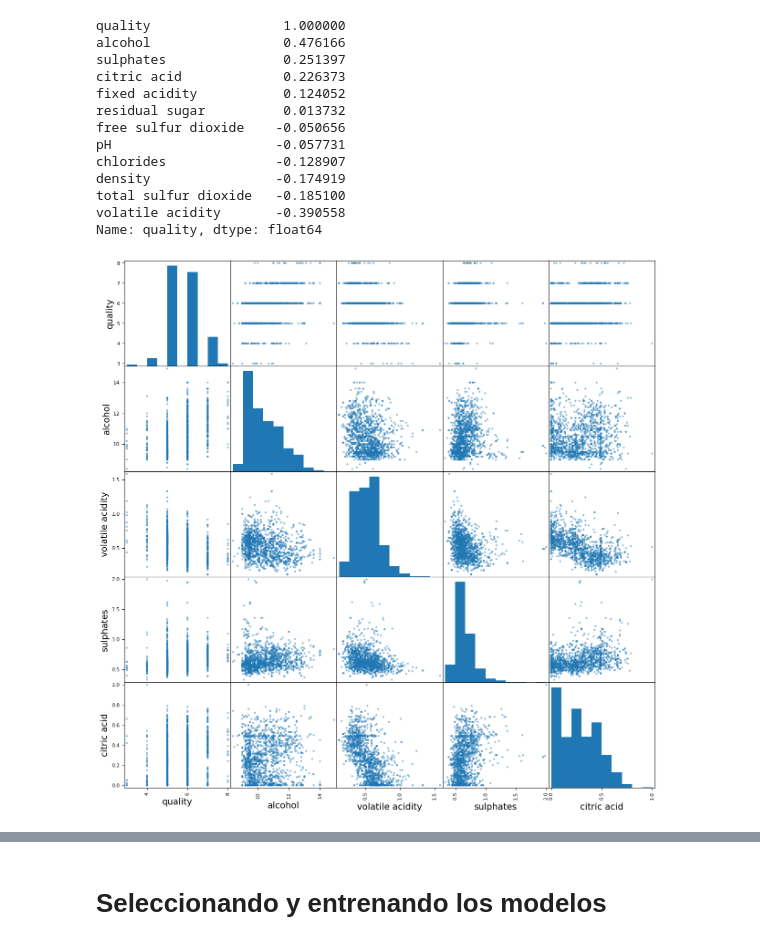
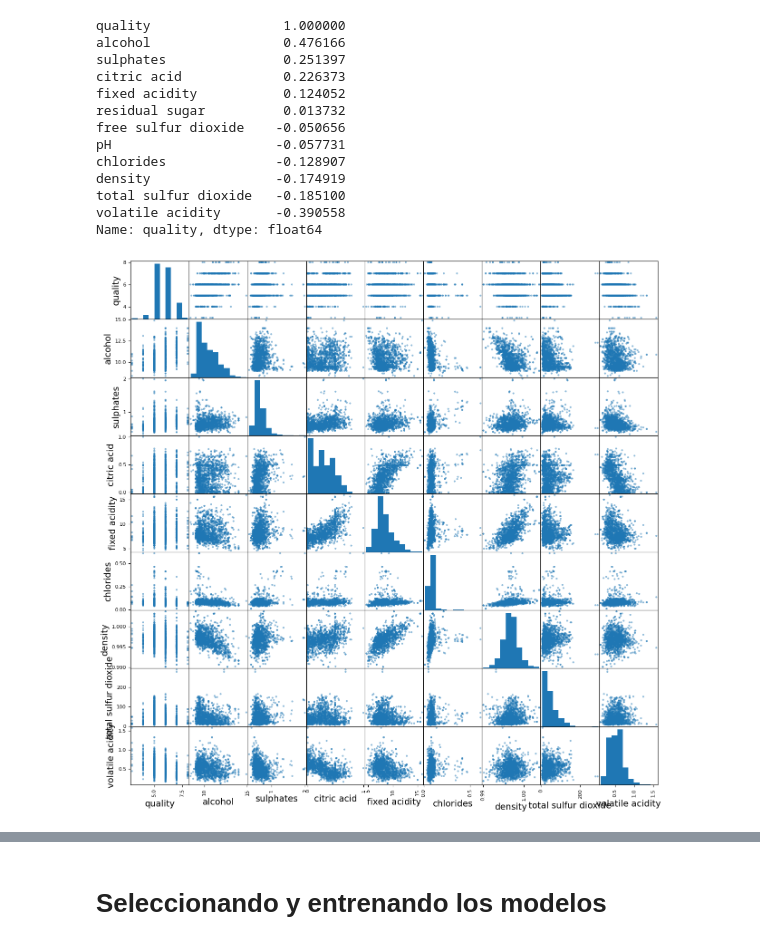
Before and after one commit to RobinGoldwing/gold-wine, a Jupyter notebook: ProyectoVinos.ipynb, the cells around one changed output, grey strips where cells are left out. Cells and saved outputs as stored; diff of their text form; code cells hidden in the pictures.

```diff
--- a/ProyectoVinos.ipynb
+++ b/ProyectoVinos.ipynb
@@ -202,11 +159,11 @@ Name: quality, dtype: float64
 # %%
 from pandas.plotting import scatter_matrix;
 
-attributes = ["quality", "alcohol",
-              "volatile acidity", "sulphates",
-             "citric acid"
-             ];
+attributes = ["quality", "alcohol", "sulphates", "citric acid",
+                "fixed acidity","chlorides", "density",
+                "total sulfur dioxide", "volatile acidity"]
+
 
 scatter_matrix(rwine[attributes], figsize=(15,15) );
 # %% [output]
-[figure, old version]
+[figure, new version]
```
Also changed, not shown: parts of 98 cells of this notebook, 1 other file.
